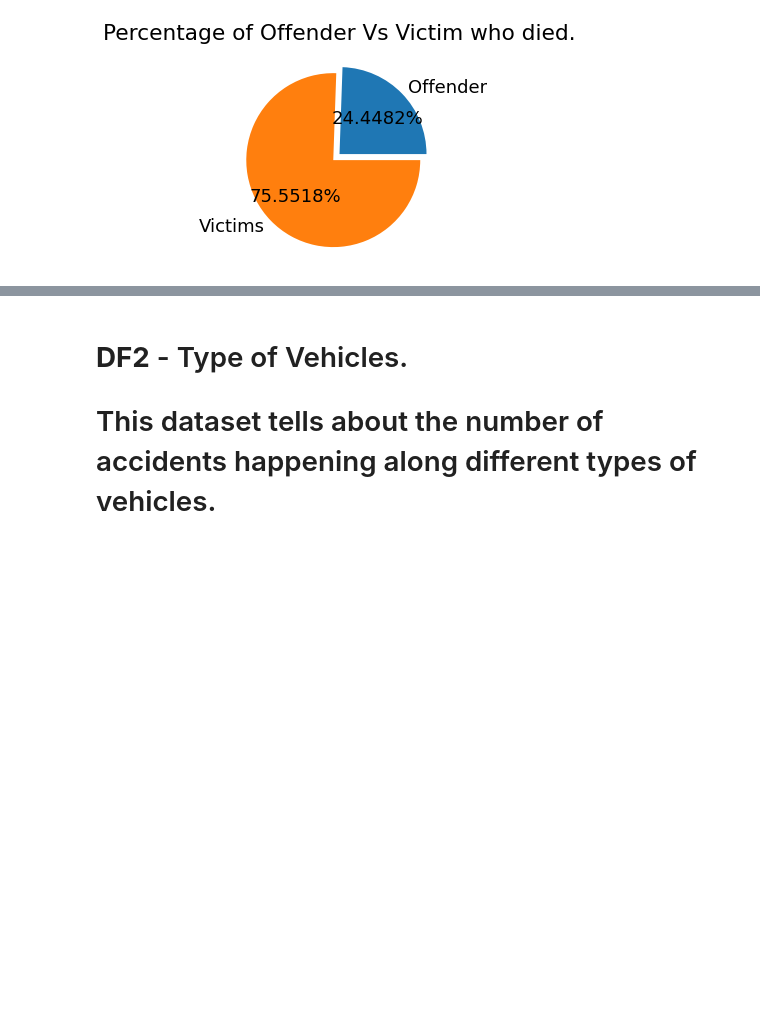
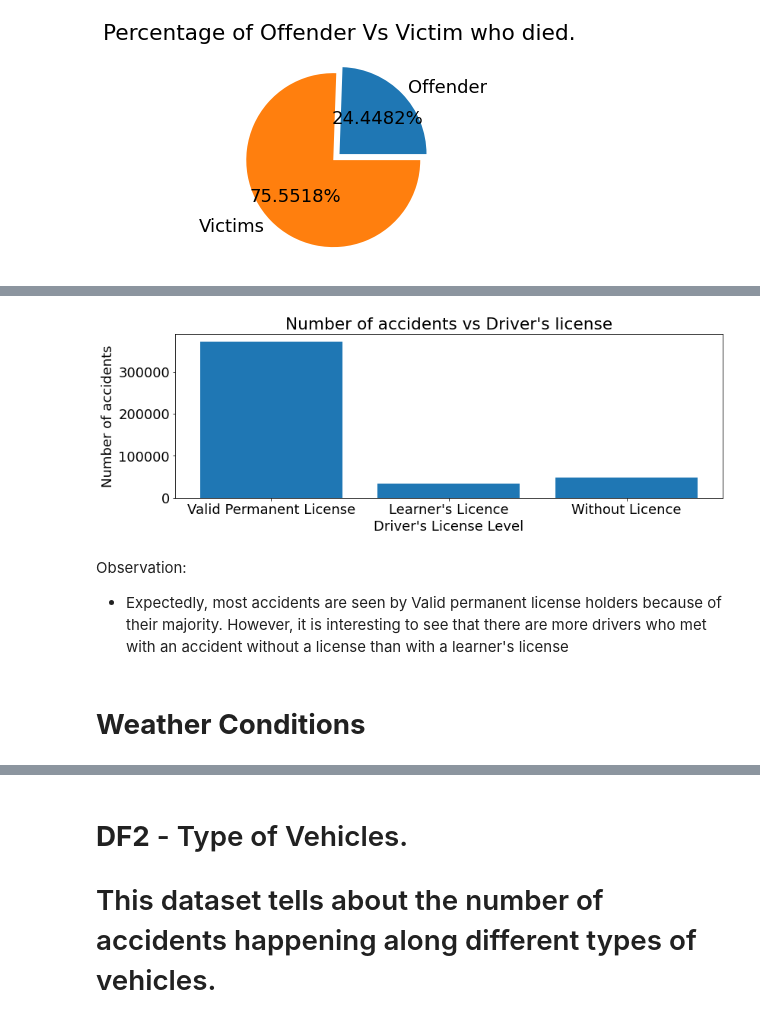
Before and after one commit to prajapatiabhi/Analysis_Of_Road_Accidents_in_India, a Jupyter notebook: Analysis_Road_Accidents.ipynb, the cells around one changed output, grey strips where cells are left out. Drawn from its saved outputs; the diff is of its cells as text; code cells hidden in the pictures; blank space fills up the shorter version.

```diff
--- a/Analysis_Road_Accidents.ipynb
+++ b/Analysis_Road_Accidents.ipynb
@@ -404,0 +407,5 @@ plt.show()
+# %%
+license_data = pd.read_excel('license.xls')
+license_data = license_data.drop(['Licence not known'], axis=1)
+# %%
+license_data.drop(36, axis = 0, inplace =True)
@@ -404,0 +421,19 @@ plt.show()
+# %%
+fig = plt.figure(figsize = (10,3))
+ax = fig.add_axes([0, 0, 1, 1])
+labels = license_data.columns.values[1:]
+condition = [license_data['Valid Permanent License'].sum(), license_data['Learner\'s Licence'].sum(), license_data['Without Licence'].sum()]
+plt.ylabel('Number of accidents')
+plt.xlabel('Driver\'s License Level')
+plt.title('Number of accidents vs Driver\'s license')
+#plt.xticks(rotation = 90)
+ax.bar(labels,condition)
+plt.show()
+# %% [output]
+[figure, added]
+# %% [markdown]
+Observation:
+
+* Expectedly, most accidents are seen by Valid permanent license holders because of their majority. However, it is interesting to see that there are more drivers who met with an accident without a license than with a learner's license
+# %% [markdown]
+# **Weather Conditions**
```
Also changed, not shown: parts of 14 cells of this notebook.
